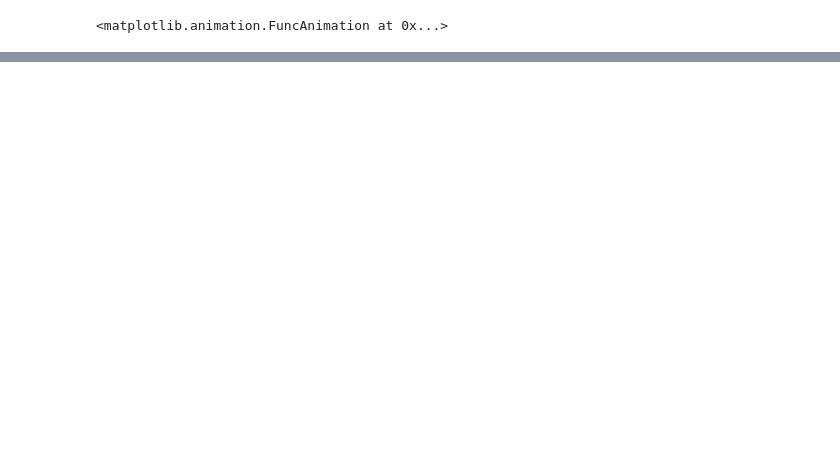
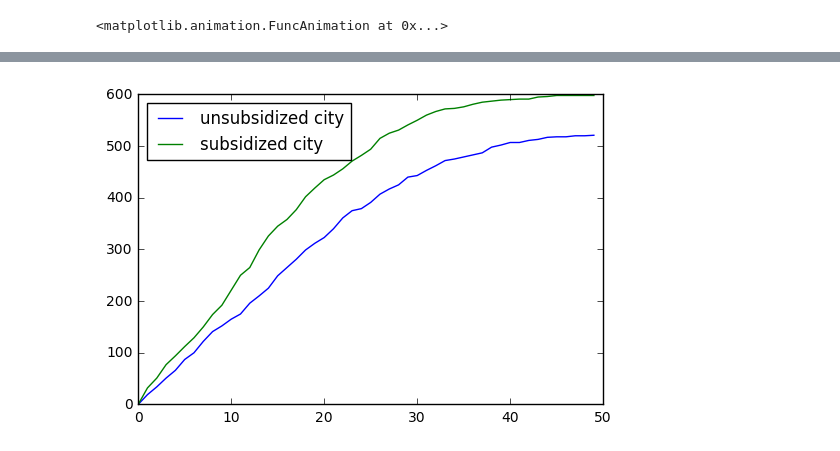
Before and after one commit to Margaretmcrawf/Gentrification, a Jupyter notebook: code/LandUseViewerTest.ipynb, the cells around one changed output, grey strips where cells are left out. Cells and saved outputs as stored; diff of their text form; code cells hidden in the pictures; blank space fills up the shorter version.

```diff
--- a/code/LandUseViewerTest.ipynb
+++ b/code/LandUseViewerTest.ipynb
@@ -91,0 +92,18 @@ plt.show()
+# %%
+city = TransformingCity(7)
+sub_city = TransformingCity(7, p_subsidized = .1)
+
+
+for i in range(50):
+    city.step()
+    sub_city.step()
+
+unsubnormalized = [x - city.displaced_history[0] for x in city.displaced_history]
+subnormalized = [x - sub_city.displaced_history[0] for x in sub_city.displaced_history]
+plt.plot(unsubnormalized, label='unsubsidized city')
+plt.plot(subnormalized, label='subsidized city')
+plt.legend(loc='best')
+# plt.ylim([0, 1000])
+plt.show()
+# %% [output]
+[figure, added]
```
Also changed, not shown: parts of 7 cells of this notebook, 14 other files.
